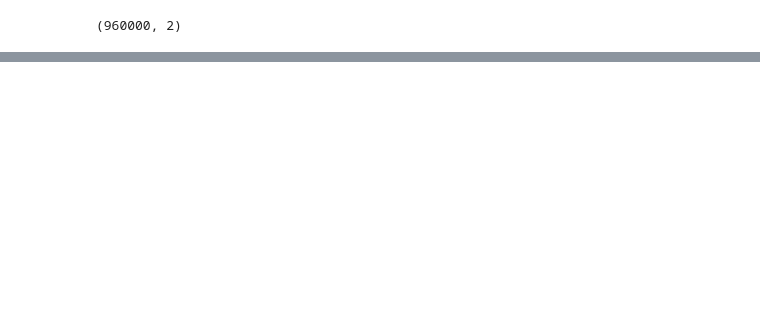
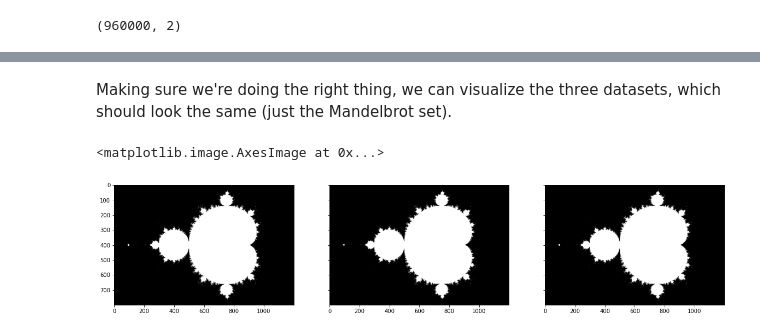
Before and after one commit to ivanchiohk/learning_fractals_with_neural_networks, a Jupyter notebook: learning_mandelbrot.ipynb, the cells around one changed output, grey strips where cells are left out. Cells and saved outputs as stored; diff of their text form; code cells hidden in the pictures; blank space fills up the shorter version.

```diff
--- a/learning_mandelbrot.ipynb
+++ b/learning_mandelbrot.ipynb
@@ -321,10 +85,20 @@ plt.tight_layout()
-# %%
-x_grid = 200*4
-y_grid = 200*5
-
-x = np.linspace(-1, 3.5, x_grid)
-y = np.linspace(-2.5, 2.5, y_grid)
-
-cartesian_coordinates = np.transpose([np.tile(x, len(y)), np.repeat(y, len(x))])
-
-cartesian_coordinates
+# %% [markdown]
+Making sure we're doing the right thing, we can visualize the three datasets, which should look the same (just the Mandelbrot set).
+# %%
+# y_train, y_validation, and y_test are 1d numpy array,
+# in order to plot them on the plane, we need to resize y_train according to x_grid, y_grid
+
+plot_train = y_train.reshape(y_grid, x_grid)
+plot_validation = y_validation.reshape(y_grid, x_grid)
+plot_test = y_test.reshape(y_grid, x_grid)
+# %%
+f, axarr = plt.subplots(1,3,
+                        figsize=(20,12),
+                        sharex=True, sharey=True)
+
+axarr[0].imshow(plot_train, cmap='gray')
+axarr[1].imshow(plot_validation, cmap='gray')
+axarr[2].imshow(plot_test, cmap='gray')
+# %% [output]
+<matplotlib.image.AxesImage at 0x...>
+[figure, added]
```
Also changed, not shown: parts of 69 cells of this notebook.
